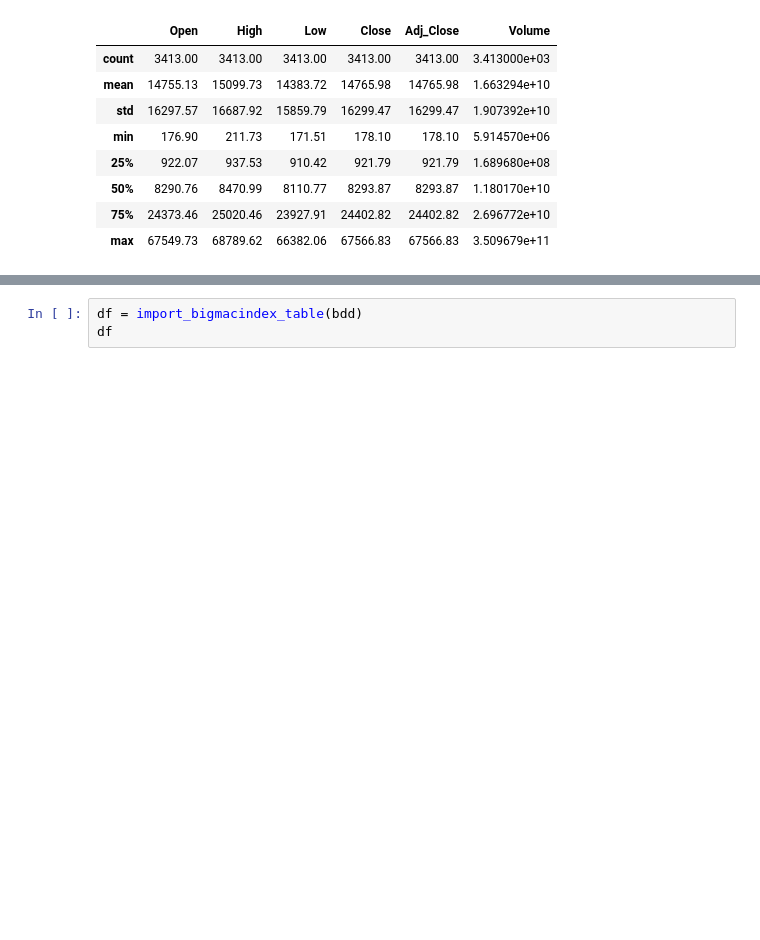
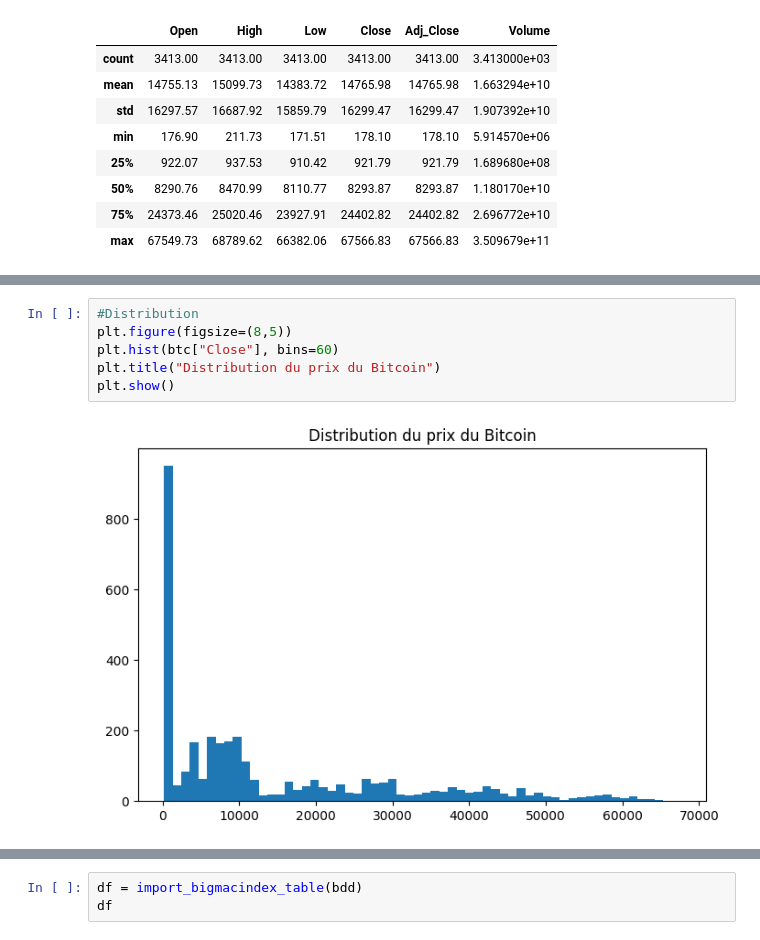
Before and after one commit to gcolpari/STOCKMARKET_PREDICTION-, a Jupyter notebook: AED.ipynb, the cells around one changed output, grey strips where cells are left out. Cells and saved outputs as stored; diff of their text form; blank space fills up the shorter version.

```diff
--- a/AED.ipynb
+++ b/AED.ipynb
@@ -283,0 +289,8 @@ df.iloc[:,1::].describe().round(2)
+# %%
+#Distribution
+plt.figure(figsize=(8,5))
+plt.hist(btc["Close"], bins=60)
+plt.title("Distribution du prix du Bitcoin")
+plt.show()
+# %% [output]
+[figure, added]
```
Also changed, not shown: parts of 24 cells of this notebook.
